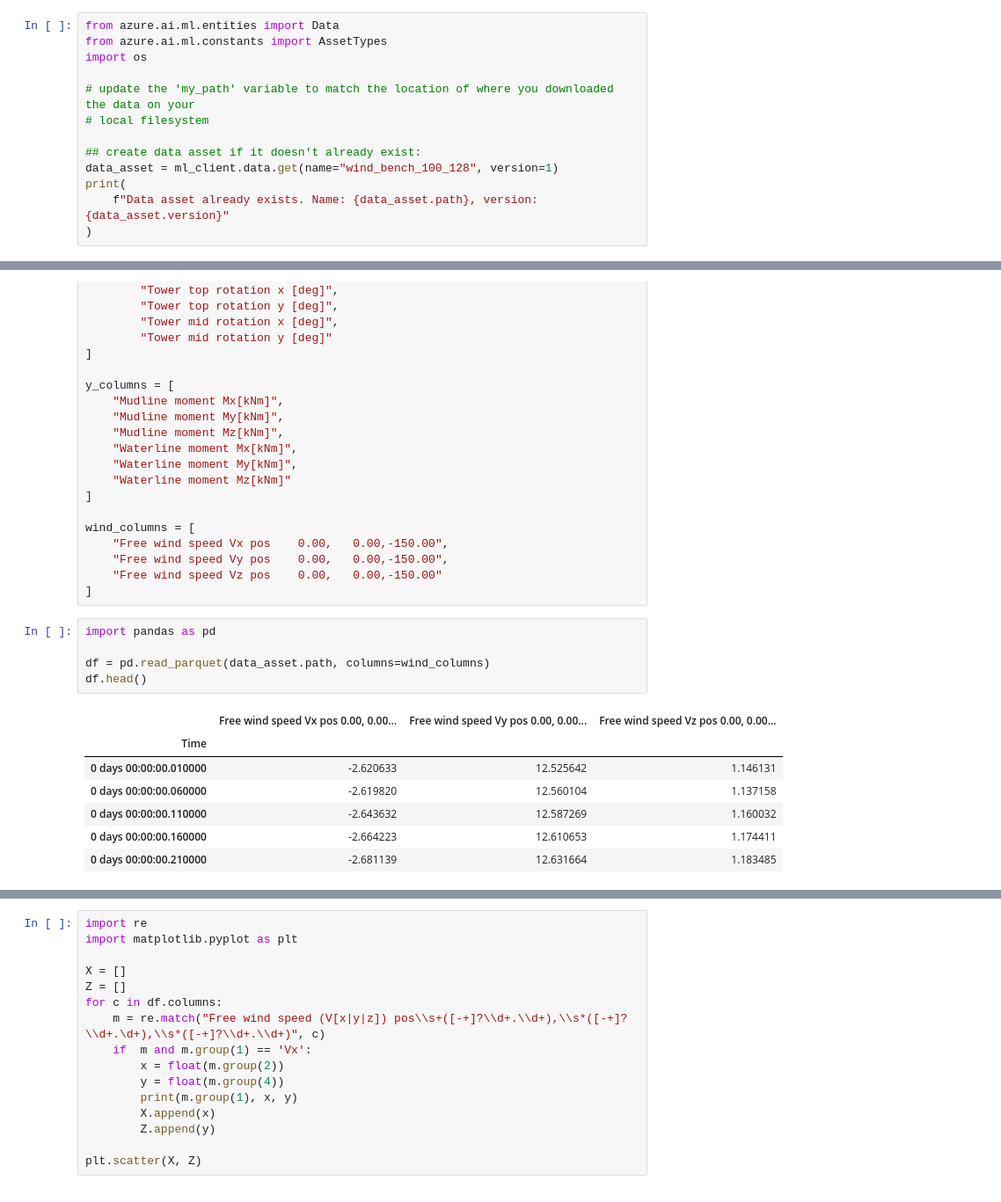
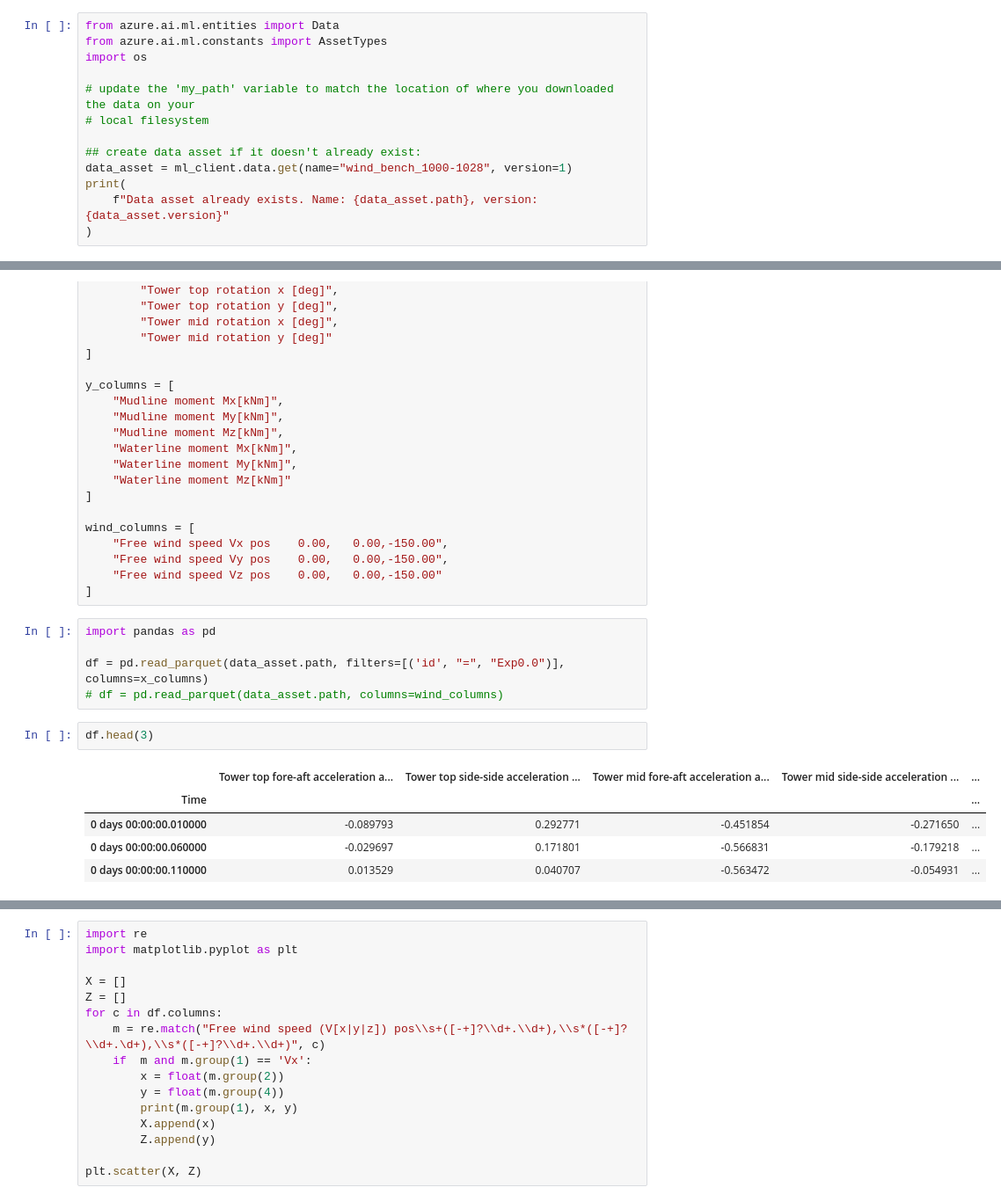
Before and after one commit to zwergon/wind_bench, a Jupyter notebook: notebooks/wb_data.ipynb, the cells around one changed output, grey strips where cells are left out. Shown at 88% size. Drawn from its saved outputs; the diff is of its cells as text.

Commit message:
modify all tables in doc

```diff
--- a/notebooks/wb_data.ipynb
+++ b/notebooks/wb_data.ipynb
@@ -21,7 +21,7 @@ import os
 # local filesystem
 
 ## create data asset if it doesn't already exist:
-data_asset = ml_client.data.get(name="wind_bench_100_128", version=1)
+data_asset = ml_client.data.get(name="wind_bench_1000-1028", version=1)
 print(
     f"Data asset already exists. Name: {data_asset.path}, version: {data_asset.version}"
 )
@@ -56,14 +56,14 @@ wind_columns = [
 # %%
 import pandas as pd
 
-df = pd.read_parquet(data_asset.path, columns=wind_columns)
-df.head()
+df = pd.read_parquet(data_asset.path, filters=[('id', "=", "Exp0.0")], columns=x_columns)
+# df = pd.read_parquet(data_asset.path, columns=wind_columns)
-# %% [output]
-|  | Free wind speed Vx pos 0.00, 0.00... | Free wind speed Vy pos 0.00, 0.00... | Free wind speed Vz pos 0.00, 0.00... |
-| Time |  |  |  |
-| 0 days 00:00:00.010000 | -2.620633 | 12.525642 | 1.146131 |
-| 0 days 00:00:00.060000 | -2.619820 | 12.560104 | 1.137158 |
-| 0 days 00:00:00.110000 | -2.643632 | 12.587269 | 1.160032 |
-| 0 days 00:00:00.160000 | -2.664223 | 12.610653 | 1.174411 |
-| 0 days 00:00:00.210000 | -2.681139 | 12.631664 | 1.183485 |
+# %%
+df.head(3)
+# %% [output]
+|  | Tower top fore-aft acceleration a... | Tower top side-side acceleration ... | Tower mid fore-aft acceleration a... | Tower mid side-side acceleration ... | ... |
+| Time |  |  |  |  | ... |
+| 0 days 00:00:00.010000 | -0.089793 | 0.292771 | -0.451854 | -0.271650 | ... |
+| 0 days 00:00:00.060000 | -0.029697 | 0.171801 | -0.566831 | -0.179218 | ... |
+| 0 days 00:00:00.110000 | 0.013529 | 0.040707 | -0.563472 | -0.054931 | ... |
 # %%
```
Also changed, not shown: parts of 3 cells of this notebook, 2 other files.
